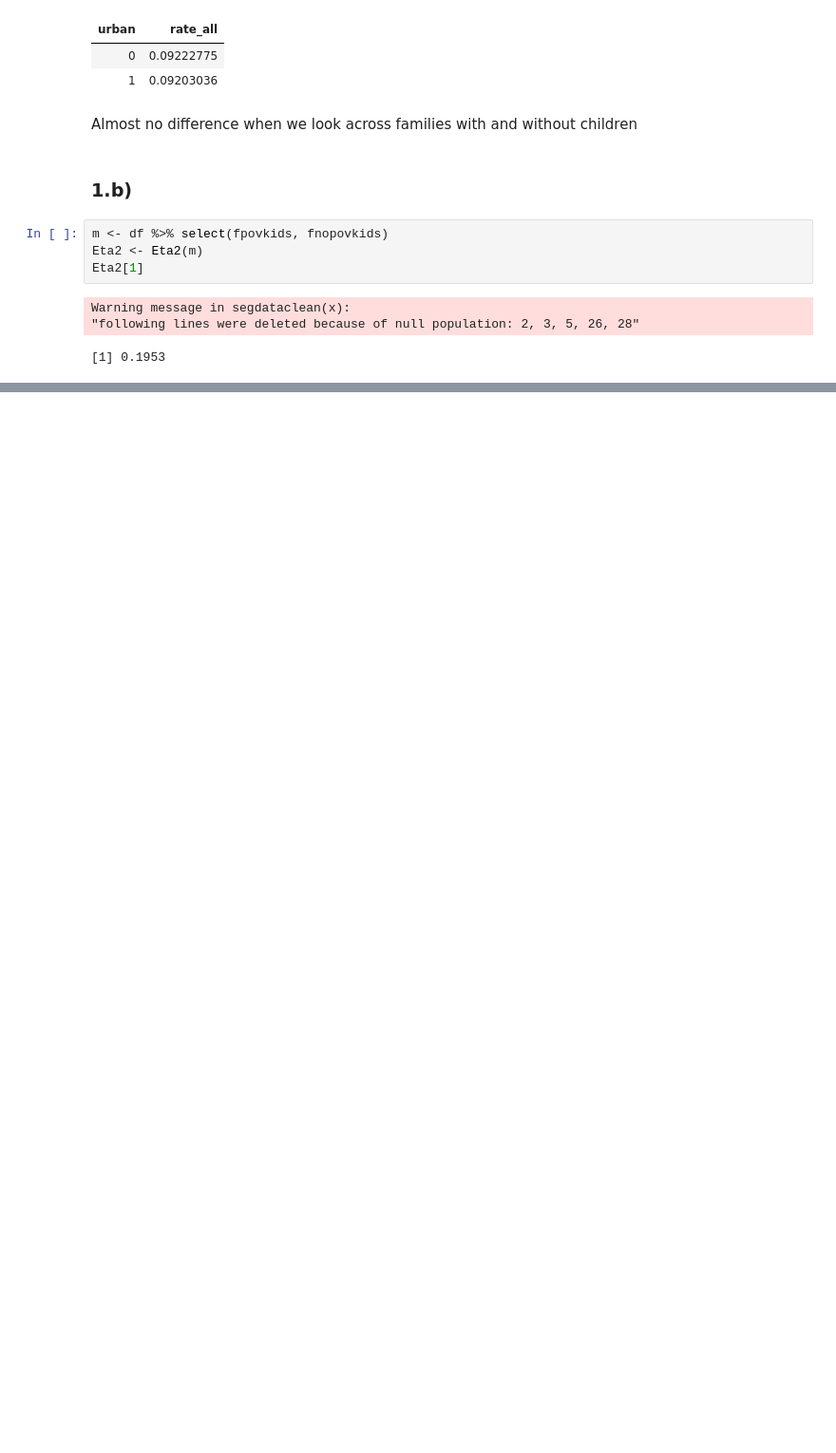
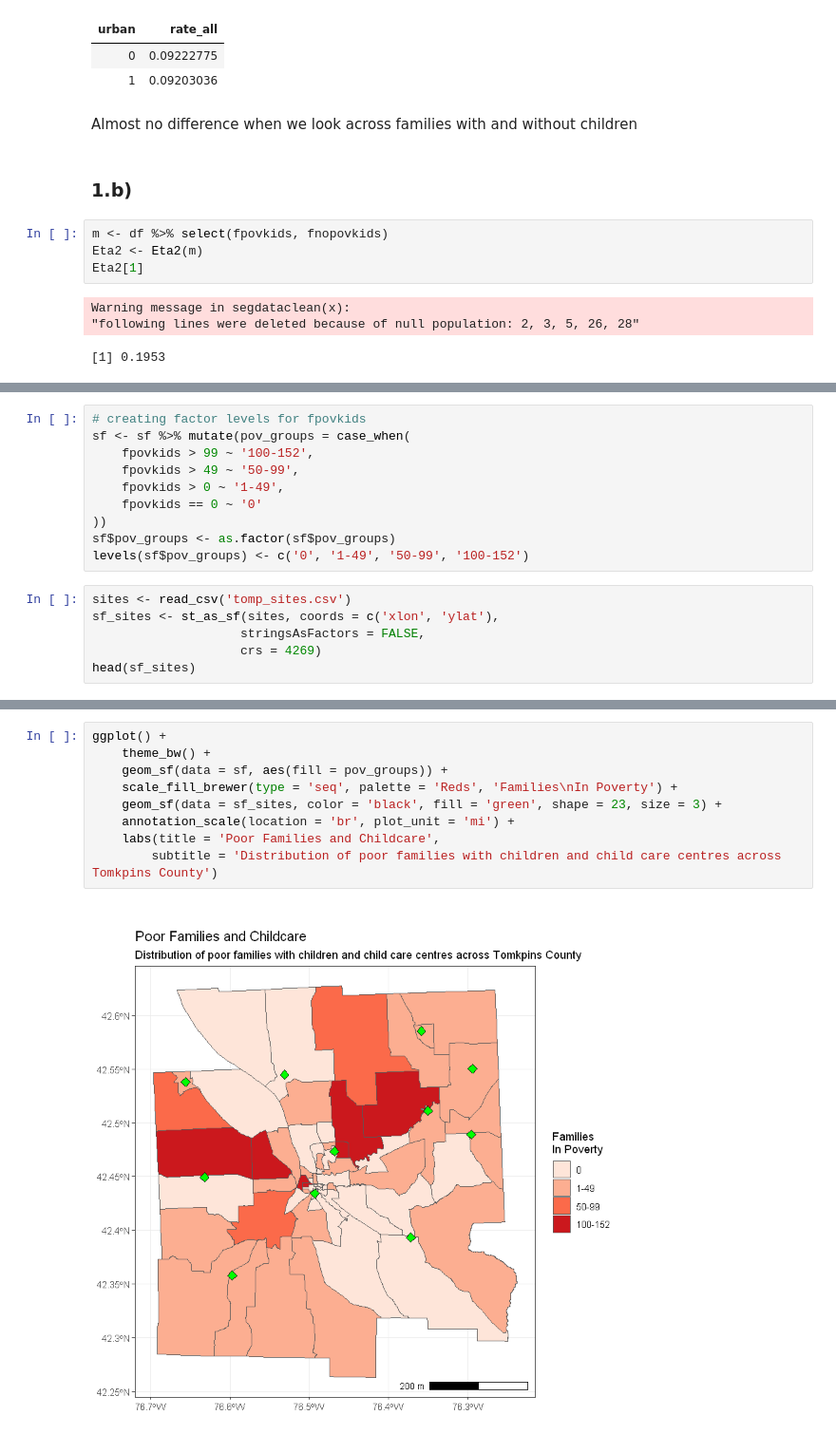
Before and after one commit to aridf/spatial_classwork, a Jupyter notebook: a5/A5.ipynb, the cells around one changed output, grey strips where cells are left out. Shown at 95% size. Saved outputs shown, nothing was run; the diff lists cells and outputs as text; blank space fills up the shorter version.

```diff
--- a/a5/A5.ipynb
+++ b/a5/A5.ipynb
@@ -63,0 +100,16 @@ This number value of eta-squared seems relatively low. The poor and non-poor liv
+# %%
+# creating factor levels for fpovkids
+sf <- sf %>% mutate(pov_groups = case_when(
+    fpovkids > 99 ~ '100-152',
+    fpovkids > 49 ~ '50-99',
+    fpovkids > 0 ~ '1-49',
+    fpovkids == 0 ~ '0'
+))
+sf$pov_groups <- as.factor(sf$pov_groups)
+levels(sf$pov_groups) <- c('0', '1-49', '50-99', '100-152')
+# %%
+sites <- read_csv('tomp_sites.csv')
+sf_sites <- st_as_sf(sites, coords = c('xlon', 'ylat'),
+                    stringsAsFactors = FALSE,
+                    crs = 4269)
+head(sf_sites)
@@ -63,0 +135,11 @@ This number value of eta-squared seems relatively low. The poor and non-poor liv
+# %%
+ggplot() +
+    theme_bw() +
+    geom_sf(data = sf, aes(fill = pov_groups)) +
+    scale_fill_brewer(type = 'seq', palette = 'Reds', 'Families\nIn Poverty') +
+    geom_sf(data = sf_sites, color = 'black', fill = 'green', shape = 23, size = 3) +
+    annotation_scale(location = 'br', plot_unit = 'mi') +
+    labs(title = 'Poor Families and Childcare',
+        subtitle = 'Distribution of poor families with children and child care centres across Tomkpins County')
+# %% [output]
+[figure, added]
```
Also changed, not shown: parts of 10 cells of this notebook.
